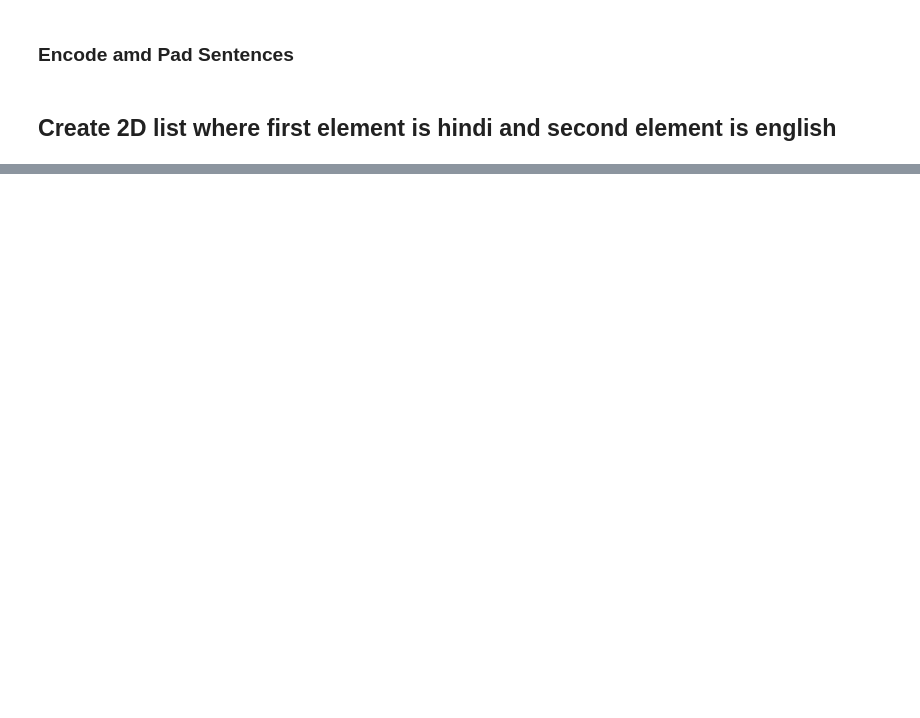
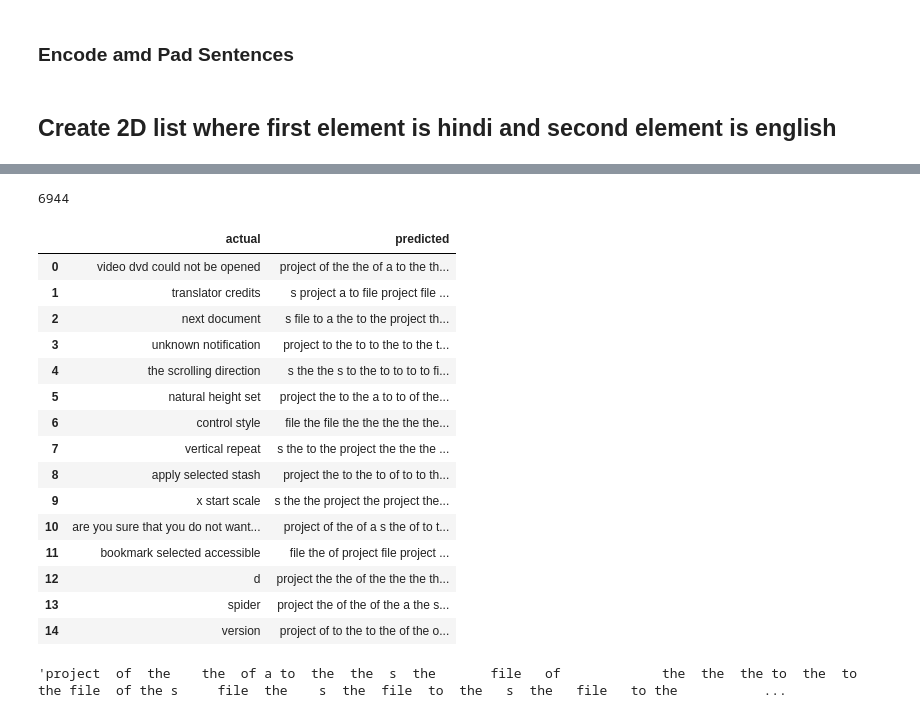
Before and after one commit to ASIF-Mahmud1/machine-translation, a Jupyter notebook: train/hindi_to_english/hindi_to_english2.ipynb, the cells around one changed output, grey strips where cells are left out. Drawn from its saved outputs; the diff is of its cells as text; code cells hidden in the pictures; blank space fills up the shorter version.

```diff
--- a/train/hindi_to_english/hindi_to_english2.ipynb
+++ b/train/hindi_to_english/hindi_to_english2.ipynb
@@ -101,0 +204,6 @@ train, test = train_test_split(hindi_eng, test_size=0.2, random_state = 12)
+# %%
+import numpy as np
+model = load_model(filename)
+
+temp=model.predict(testX.reshape((testX.shape[0],testX.shape[1])))
+preds=np.argmax(temp,axis=1)
@@ -101,0 +225,55 @@ train, test = train_test_split(hindi_eng, test_size=0.2, random_state = 12)
+# %%
+def get_word(n, tokenizer):
+    for word, index in tokenizer.word_index.items():
+        if index == n:
+            return word
+    return None
+# %%
+preds_text = []
+for i in preds:
+    temp = []
+    for j in range(len(i)):
+        t = get_word(i[j], eng_tokenizer)
+        if j > 0:
+            if (t == get_word(i[j-1], eng_tokenizer)) or (t == None):
+                temp.append('')
+            else:
+                temp.append(t)
+        else:
+            if(t == None):
+                temp.append('')
+            else:
+                temp.append(t)
+
+    preds_text.append(' '.join(temp))
+# %%
+temp = np.array(preds_text)
+len(temp[0])
+# %% [output]
+6944
+# %%
+pred_df = pd.DataFrame({'actual' : test[:,1], 'predicted' : preds_text})
+# %%
+# print 15 rows randomly
+pred_df.head(15)
+# %% [output]
+|  | actual | predicted |
+| 0 | video dvd could not be opened | project of the the of a to the th... |
+| 1 | translator credits | s project a to file project file ... |
+| 2 | next document | s file to a the to the project th... |
+| 3 | unknown notification | project to the to to the to the t... |
+| 4 | the scrolling direction | s the the s to the to to to to fi... |
+| 5 | natural height set | project the to the a to to of the... |
+| 6 | control style | file the file the the the the the... |
+| 7 | vertical repeat | s the to the project the the the ... |
+| 8 | apply selected stash | project the to the to of to to th... |
+| 9 | x start scale | s the the project the project the... |
+| 10 | are you sure that you do not want... | project of the of a s the of to t... |
+| 11 | bookmark selected accessible | file the of project file project ... |
+| 12 | d | project the the of the the the th... |
+| 13 | spider | project the of the of the a the s... |
+| 14 | version | project of to the to the of the o... |
+# %%
+pred_df['predicted'][0]
+# %% [output]
+'project  of  the    the  of a to  the  the  s  the       file   of             the  the  the to  the  to   the file  of the s     file  the    s  the  file  to  the   s  the   file   to the           ...
```
Also changed, not shown: parts of 18 cells of this notebook, 4 other files.
